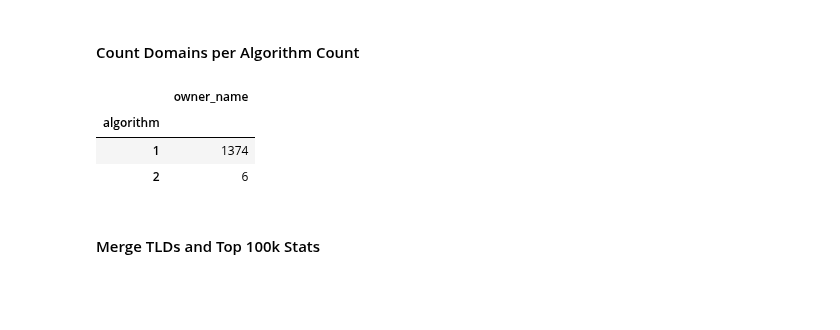
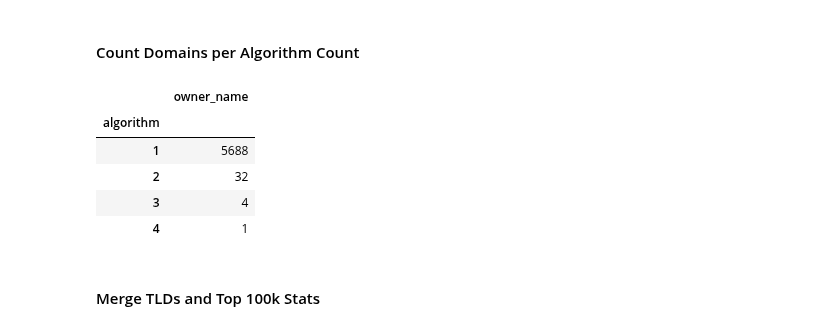
Before and after one commit to nils-wisiol/dns-downgrade-attack, a Jupyter notebook: ipynb/analyze_crypto_ns.ipynb, the cells around one changed output. Saved outputs shown, nothing was run; the diff lists cells and outputs as text; code cells hidden in the pictures; blank space fills up the shorter version.

```diff
--- a/ipynb/analyze_crypto_ns.ipynb
+++ b/ipynb/analyze_crypto_ns.ipynb
@@ -805,15 +800,17 @@ pdf_tlds_algos_counts
 # %%
 pdf_top100k_algos_counts_abs = pdf_top100k_algos_counts.groupby('algorithm').count()
 pdf_tlds_algos_counts_abs = pdf_tlds_algos_counts.groupby('algorithm').count()
 # pdf_top100k_algos_counts_abs.reset_index(inplace=True)
 # pdf_tlds_algos_counts_abs.reset_index(inplace=True)
-# pdf_top100k_algos_counts_abs
-pdf_tlds_algos_counts_abs
+pdf_top100k_algos_counts_abs
+# pdf_tlds_algos_counts_abs
 # %% [output]
 |  | owner_name |
 | algorithm |  |
-| 1 | 1374 |
-| 2 | 6 |
+| 1 | 5688 |
+| 2 | 32 |
+| 3 | 4 |
+| 4 | 1 |
 # %% [markdown]
 #### Merge TLDs and Top 100k Stats
 # %%
```
Also changed, not shown: parts of 3 cells of this notebook.
